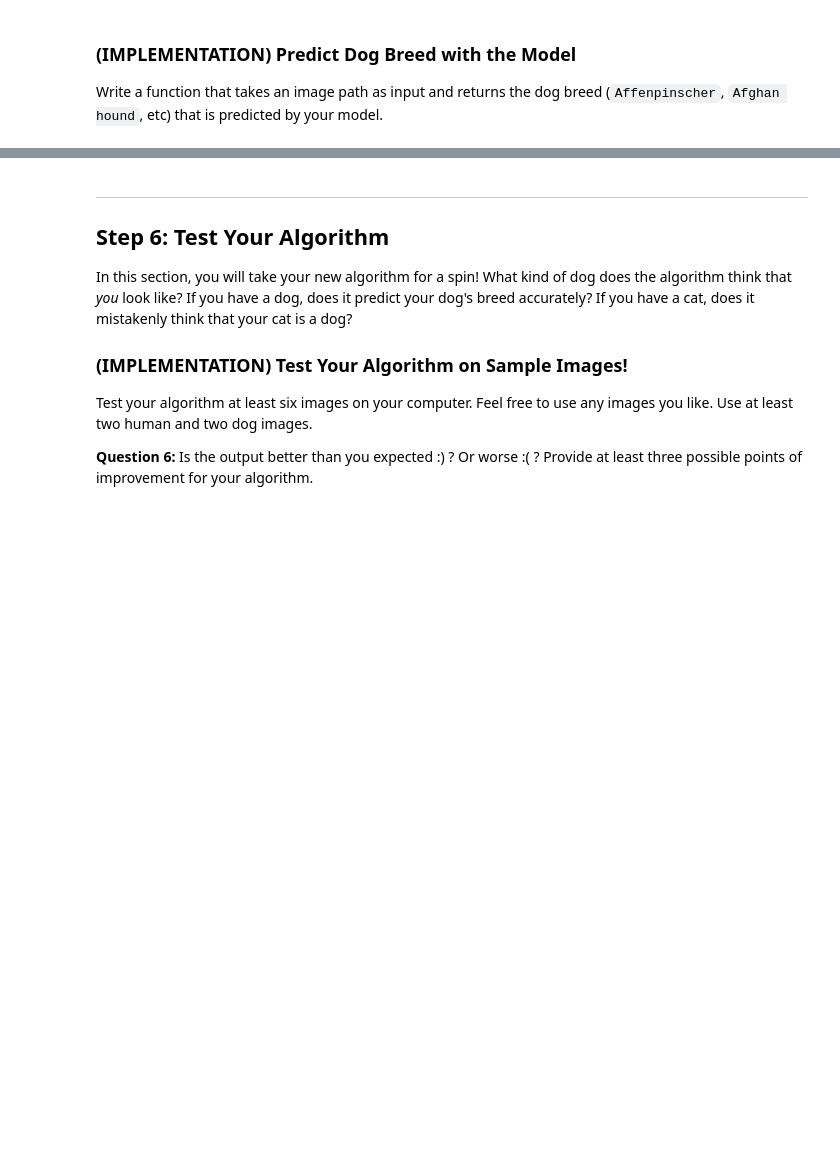
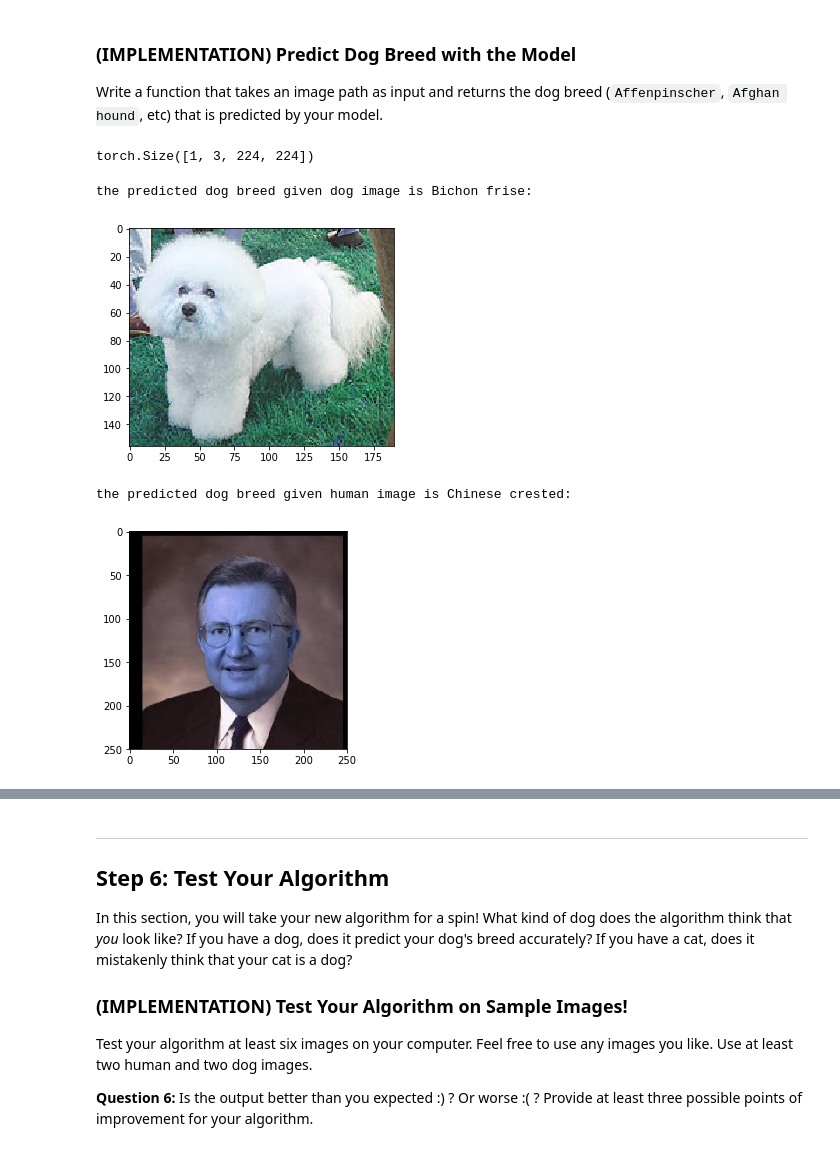
Before and after one commit to SitaramRyali/deep-learning-pytorch, a Jupyter notebook: Dog_Breed_Classifier/dog_app.ipynb, the cells around one changed output, grey strips where cells are left out. Cells and saved outputs as stored; diff of their text form; code cells hidden in the pictures; blank space fills up the shorter version.

```diff
--- a/Dog_Breed_Classifier/dog_app.ipynb
+++ b/Dog_Breed_Classifier/dog_app.ipynb
@@ -276,0 +291,3 @@ img_path
+# %%
+img_path =human_files_short[12]
+img_path
@@ -848,6 +916,6 @@ Epoch: 10       Training Loss: 0.000129         Validation Loss: 0.657658
 
 Try out your model on the test dataset of dog images. Use the code cell below to calculate and print the test loss and accuracy.  Ensure that your test accuracy is greater than 60%.
 # %%
-model_transfer.load_state_dict(torch.load('model_transfer.pt'))
+#test the transer learned model
 test(transfer_loaders, model_transfer, criterion_transfer, use_cuda)
 # %% [output]
@@ -859,6 +927,21 @@ Test Accuracy:  0% ( 8/836)
 ### (IMPLEMENTATION) Predict Dog Breed with the Model
 
 Write a function that takes an image path as input and returns the dog breed (`Affenpinscher`, `Afghan hound`, etc) that is predicted by your model.
+# %%
+#load the image and make a tensor out of it.
+from PIL import Image
+#import torchvision.transforms.functional as TF
+def image_to_tensor(img_path):
+    image = Image.open(img_path)
+    x = transform(image)
+    a,b,c = x.size()
+    x = x.reshape(1,a,b,c)
+    return x
+# %%
+im = image_to_tensor(dog_img_path)
+im.size()
+# %% [output]
+torch.Size([1, 3, 224, 224])
 # %%
 ### TODO: Write a function that takes a path to an image as input
 ### and returns the dog breed that is predicted by the model.
@@ -881,6 +964,27 @@ def predict_breed_transfer(img_path):
     pred = np.squeeze(preds_tensor.numpy()) if not use_cuda else np.squeeze(preds_tensor.cpu().numpy())
 
     return class_names[pred]
+# %%
+#image displayer:
+def display_img(img_path):
+    img = cv2.imread(img_path)
+    # display the image, along with bounding box
+    plt.imshow(img)
+    plt.show()
+# %%
+#Give the image path:
+imid = 223
+dog_img_path = dog_files[imid]
+print('the predicted dog breed given dog image is {}:'.format(predict_breed_transfer(dog_img_path)))
+display_img(dog_img_path)
+hum_img_path = human_files[imid]
+print('the predicted dog breed given human image is {}:'.format(predict_breed_transfer(hum_img_path)))
+display_img(hum_img_path)
+# %% [output]
+the predicted dog breed given dog image is Bichon frise:
+[figure, added]
+the predicted dog breed given human image is Chinese crested:
+[figure, added]
 # %% [markdown]
 ---
 <a id='step5'></a>
```
Also changed, not shown: parts of 30 cells of this notebook.
